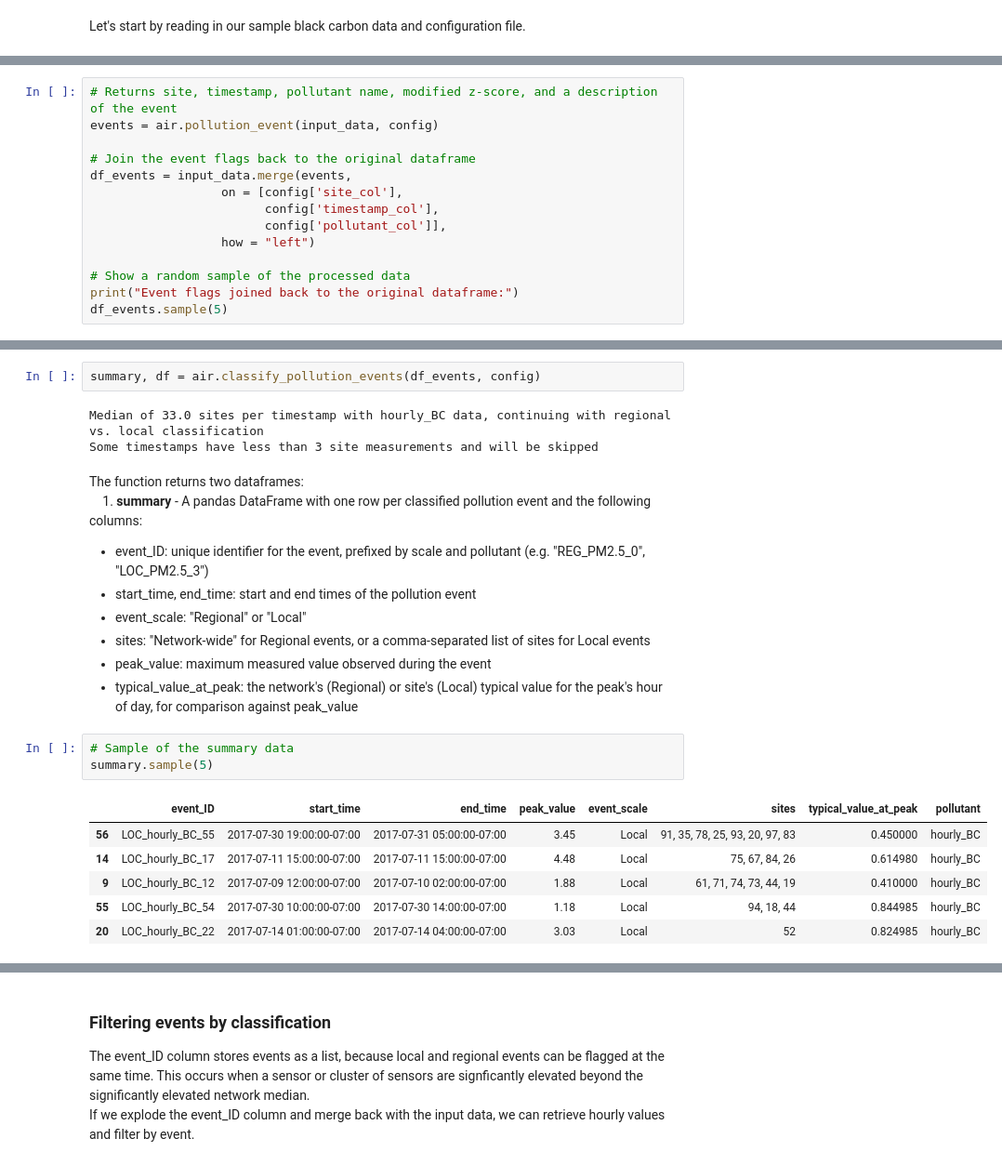
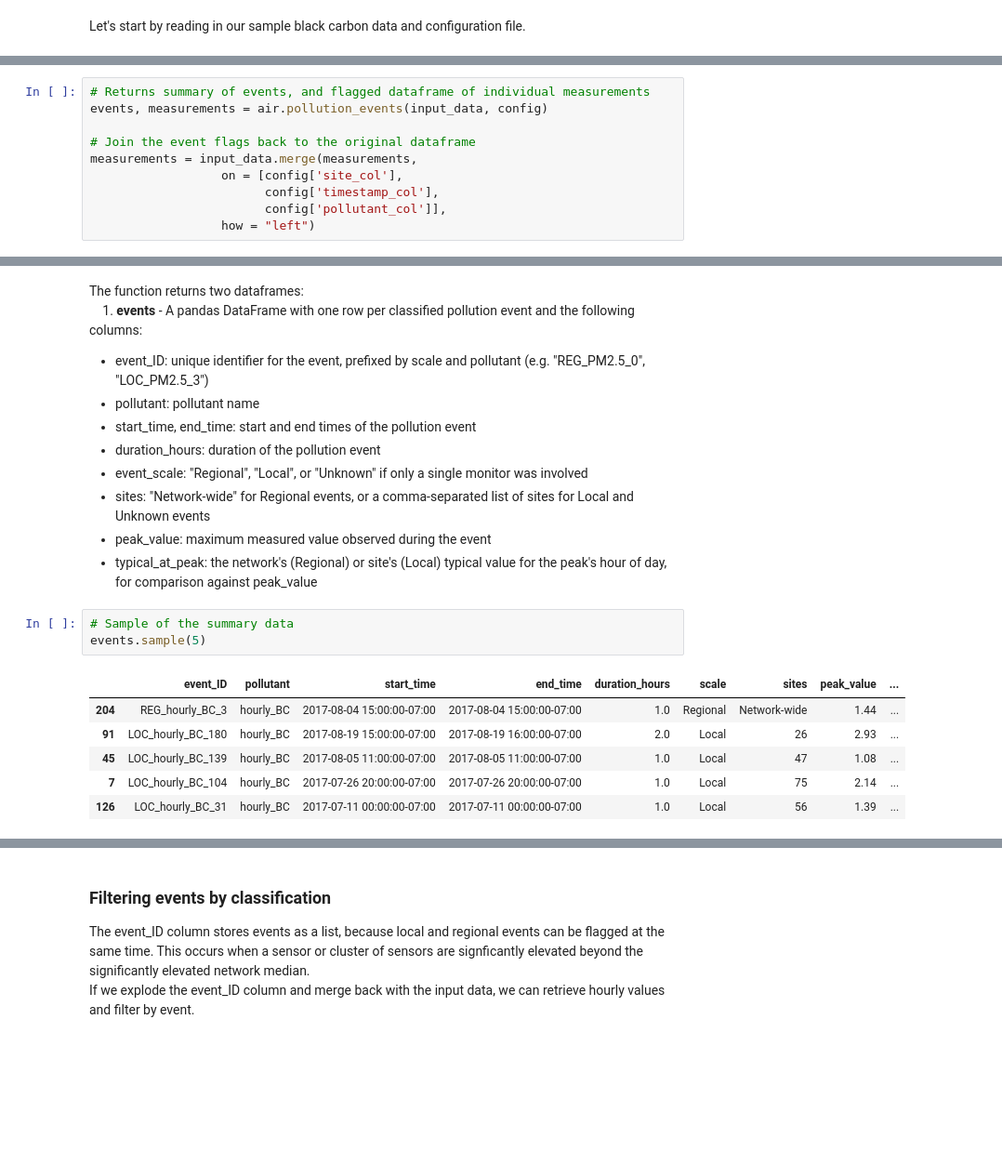
Before and after one commit to edf-org/airinsights, a Jupyter notebook: examples/pollution_event_notebook.ipynb, the cells around one changed output, grey strips where cells are left out. Shown at 93% size. Cells and saved outputs as stored; diff of their text form; blank space fills up the shorter version.

```diff
--- a/examples/pollution_event_notebook.ipynb
+++ b/examples/pollution_event_notebook.ipynb
@@ -17,14 +21,10 @@ to compare individual monitor observations to the monitor's historic observation
 # %%
-# Returns site, timestamp, pollutant name, modified z-score, and a description of the event
-events = air.pollution_event(input_data, config)
+# Returns summary of events, and flagged dataframe of individual measurements
+events, measurements = air.pollution_events(input_data, config)
 
 # Join the event flags back to the original dataframe
-df_events = input_data.merge(events,
+measurements = input_data.merge(measurements,
                   on = [config['site_col'],
                         config['timestamp_col'],
                         config['pollutant_col']],
                   how = "left")
-
-# Show a random sample of the processed data
-print("Event flags joined back to the original dataframe:")
-df_events.sample(5)
@@ -45,28 +31,25 @@ The <code>classify_pollution_events()</code> function runs the <i>pollution_even
-# %%
-summary, df = air.classify_pollution_events(df_events, config)
-# %% [output]
-Median of 33.0 sites per timestamp with hourly_BC data, continuing with regional vs. local classification
-Some timestamps have less than 3 site measurements and will be skipped
 # %% [markdown]
 The function returns two dataframes:
 <br>
-&emsp;1.<b> summary</b> - A pandas DataFrame with one row per classified pollution event and the following columns:
+&emsp;1.<b> events</b> - A pandas DataFrame with one row per classified pollution event and the following columns:
 <ul>
     <li>event_ID: unique identifier for the event, prefixed by scale and pollutant (e.g. "REG_PM2.5_0", "LOC_PM2.5_3") </li>
+    <li>pollutant: pollutant name </li>
     <li>start_time, end_time: start and end times of the pollution event </li>
-    <li>event_scale: "Regional" or "Local" </li>
-    <li>sites: "Network-wide" for Regional events, or a comma-separated list of sites for Local events </li>
+    <li>duration_hours: duration of the pollution event </li>
+    <li>event_scale: "Regional", "Local", or "Unknown" if only a single monitor was involved </li>
+    <li>sites: "Network-wide" for Regional events, or a comma-separated list of sites for Local and Unknown events </li>
     <li>peak_value: maximum measured value observed during the event </li>
-    <li>typical_value_at_peak: the network's (Regional) or site's (Local) typical value for the peak's hour of day, for comparison against peak_value </li>
+    <li>typical_at_peak: the network's (Regional) or site's (Local) typical value for the peak's hour of day, for comparison against peak_value </li>
 </ul>
 # %%
 # Sample of the summary data
-summary.sample(5)
+events.sample(5)
 # %% [output]
-|  | event_ID | start_time | end_time | peak_value | event_scale | sites | typical_value_at_peak | pollutant |
-| 56 | LOC_hourly_BC_55 | 2017-07-30 19:00:00-07:00 | 2017-07-31 05:00:00-07:00 | 3.45 | Local | 91, 35, 78, 25, 93, 20, 97, 83 | 0.450000 | hourly_BC |
-| 14 | LOC_hourly_BC_17 | 2017-07-11 15:00:00-07:00 | 2017-07-11 15:00:00-07:00 | 4.48 | Local | 75, 67, 84, 26 | 0.614980 | hourly_BC |
-| 9 | LOC_hourly_BC_12 | 2017-07-09 12:00:00-07:00 | 2017-07-10 02:00:00-07:00 | 1.88 | Local | 61, 71, 74, 73, 44, 19 | 0.410000 | hourly_BC |
-| 55 | LOC_hourly_BC_54 | 2017-07-30 10:00:00-07:00 | 2017-07-30 14:00:00-07:00 | 1.18 | Local | 94, 18, 44 | 0.844985 | hourly_BC |
-| 20 | LOC_hourly_BC_22 | 2017-07-14 01:00:00-07:00 | 2017-07-14 04:00:00-07:00 | 3.03 | Local | 52 | 0.824985 | hourly_BC |
+|  | event_ID | pollutant | start_time | end_time | duration_hours | scale | sites | peak_value | ... |
+| 204 | REG_hourly_BC_3 | hourly_BC | 2017-08-04 15:00:00-07:00 | 2017-08-04 15:00:00-07:00 | 1.0 | Regional | Network-wide | 1.44 | ... |
+| 91 | LOC_hourly_BC_180 | hourly_BC | 2017-08-19 15:00:00-07:00 | 2017-08-19 16:00:00-07:00 | 2.0 | Local | 26 | 2.93 | ... |
+| 45 | LOC_hourly_BC_139 | hourly_BC | 2017-08-05 11:00:00-07:00 | 2017-08-05 11:00:00-07:00 | 1.0 | Local | 47 | 1.08 | ... |
+| 7 | LOC_hourly_BC_104 | hourly_BC | 2017-07-26 20:00:00-07:00 | 2017-07-26 20:00:00-07:00 | 1.0 | Local | 75 | 2.14 | ... |
+| 126 | LOC_hourly_BC_31 | hourly_BC | 2017-07-11 00:00:00-07:00 | 2017-07-11 00:00:00-07:00 | 1.0 | Local | 56 | 1.39 | ... |
 # %% [markdown]
```
Also changed, not shown: parts of 12 cells of this notebook, 4 other files.
